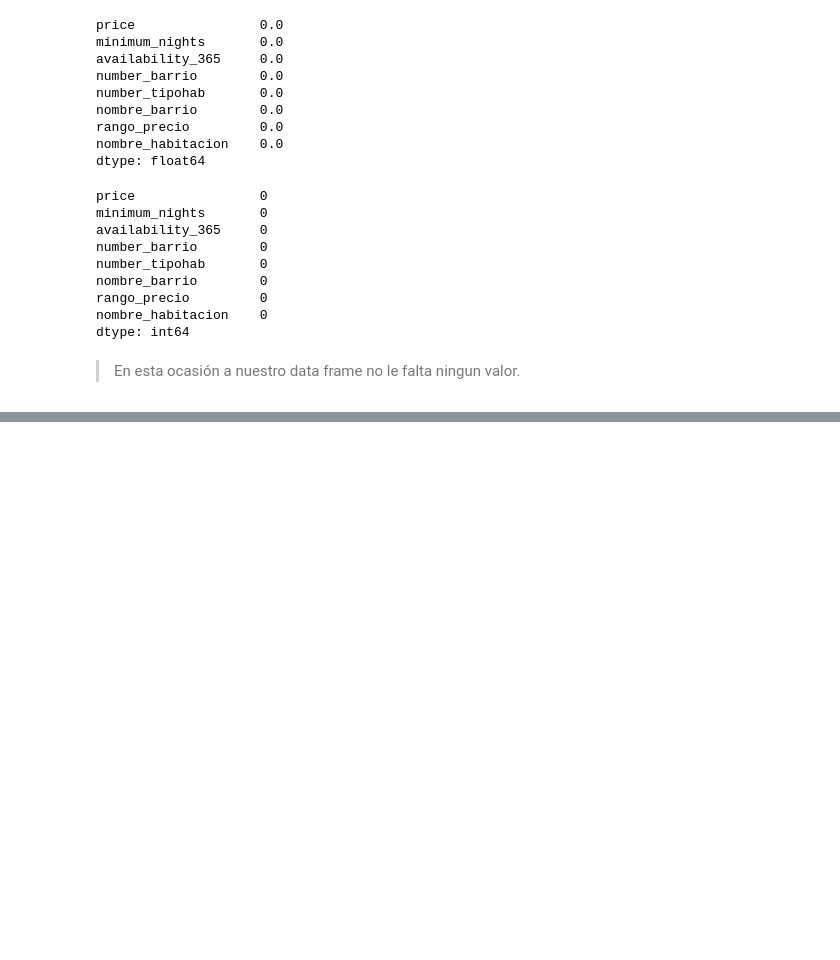
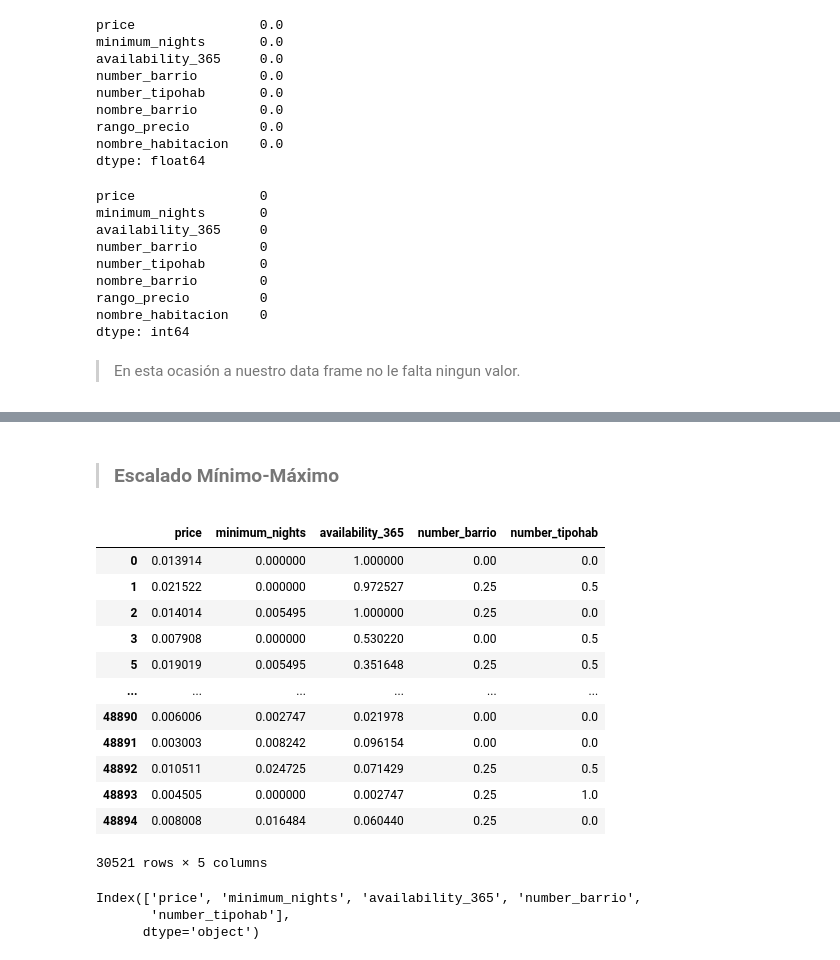
Before and after one commit to 4GeeksAcademy/sarayruiz---Machine-Learning, a Jupyter notebook: src/00-eda-airbnb-ny.ipynb, the cells around one changed output, grey strips where cells are left out. Drawn from its saved outputs; the diff is of its cells as text; code cells hidden in the pictures; blank space fills up the shorter version.

```diff
--- a/src/00-eda-airbnb-ny.ipynb
+++ b/src/00-eda-airbnb-ny.ipynb
@@ -577,0 +677,33 @@ dtype: int64
+# %% [markdown]
+> ### Escalado Mínimo-Máximo
+# %%
+
+min_max_scaler = MinMaxScaler()
+
+num_variables = ["price", "minimum_nights", "availability_365", "number_barrio", "number_tipohab"]
+min_max_features = min_max_scaler.fit_transform(df_lim[num_variables])
+
+df_min_max = pd.DataFrame(min_max_features,
+                          index=df_lim.index,
+                          columns=num_variables)
+df_min_max
+# %% [output]
+|  | price | minimum_nights | availability_365 | number_barrio | number_tipohab |
+| 0 | 0.013914 | 0.000000 | 1.000000 | 0.00 | 0.0 |
+| 1 | 0.021522 | 0.000000 | 0.972527 | 0.25 | 0.5 |
+| 2 | 0.014014 | 0.005495 | 1.000000 | 0.25 | 0.0 |
+| 3 | 0.007908 | 0.000000 | 0.530220 | 0.00 | 0.5 |
+| 5 | 0.019019 | 0.005495 | 0.351648 | 0.25 | 0.5 |
+| ... | ... | ... | ... | ... | ... |
+| 48890 | 0.006006 | 0.002747 | 0.021978 | 0.00 | 0.0 |
+| 48891 | 0.003003 | 0.008242 | 0.096154 | 0.00 | 0.0 |
+| 48892 | 0.010511 | 0.024725 | 0.071429 | 0.25 | 0.5 |
+| 48893 | 0.004505 | 0.000000 | 0.002747 | 0.25 | 1.0 |
+| 48894 | 0.008008 | 0.016484 | 0.060440 | 0.25 | 0.0 |
+30521 rows × 5 columns
+# %%
+df_min_max.columns
+# %% [output]
+Index(['price', 'minimum_nights', 'availability_365', 'number_barrio',
+       'number_tipohab'],
+      dtype='object')
```
Also changed, not shown: parts of 18 cells of this notebook, 1 other file.
